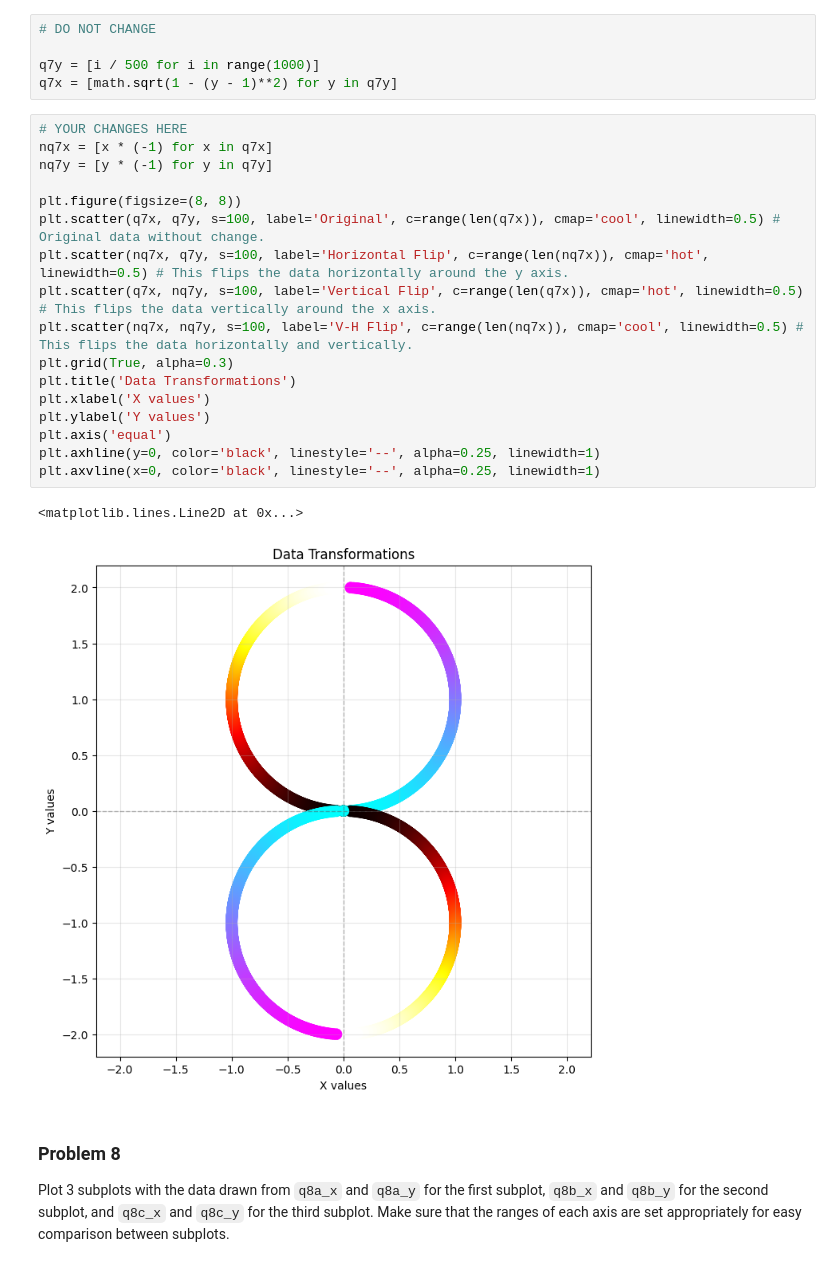
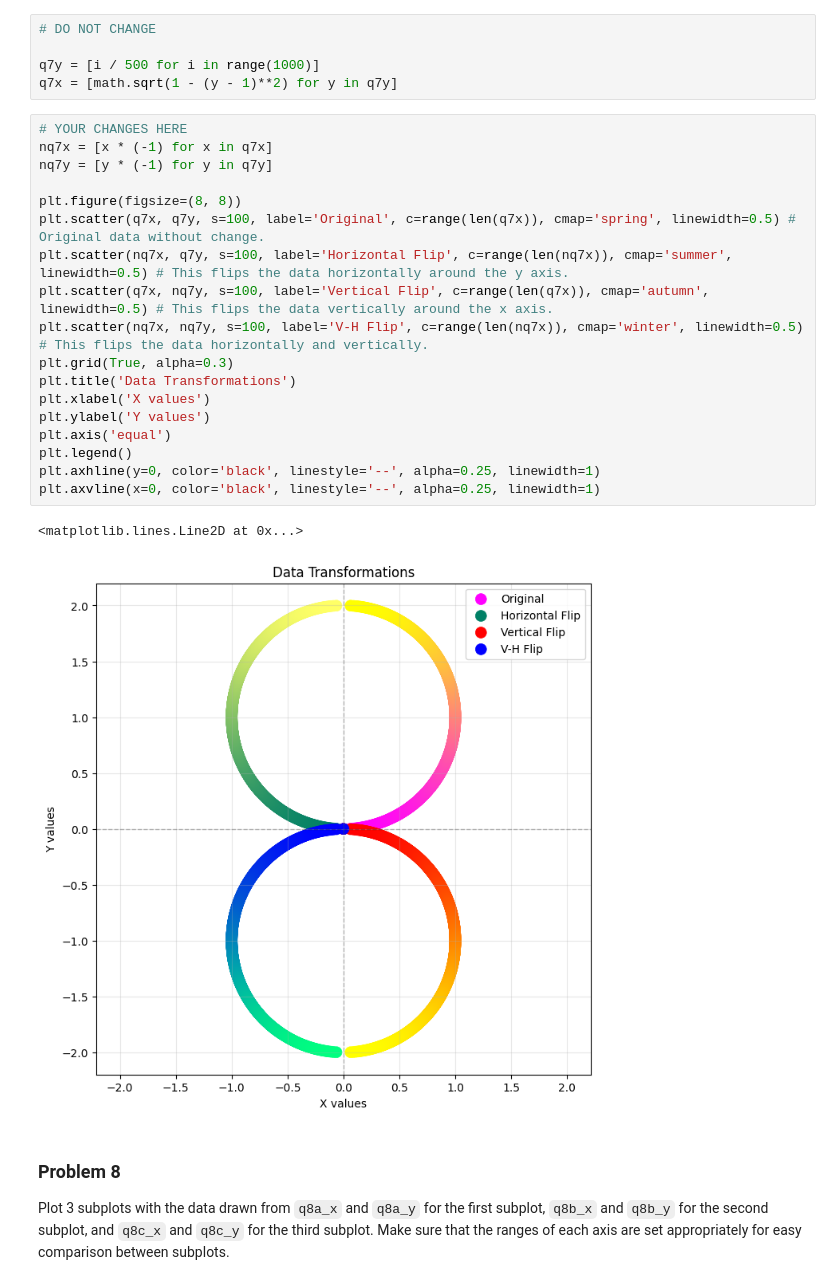
Before and after one commit to Quantum-Cosmic/dx602-homework-05, a Jupyter notebook: homework.ipynb, the cells around one changed output. Drawn from its saved outputs; the diff is of its cells as text.

```diff
--- a/homework.ipynb
+++ b/homework.ipynb
@@ -240,23 +245,24 @@ q7x = [math.sqrt(1 - (y - 1)**2) for y in q7y]
 # %%
 # YOUR CHANGES HERE
 nq7x = [x * (-1) for x in q7x]
 nq7y = [y * (-1) for y in q7y]
 
 plt.figure(figsize=(8, 8))
-plt.scatter(q7x, q7y, s=100, label='Original', c=range(len(q7x)), cmap='cool', linewidth=0.5) # Original data without change.
-plt.scatter(nq7x, q7y, s=100, label='Horizontal Flip', c=range(len(nq7x)), cmap='hot', linewidth=0.5) # This flips the data horizontally around the y axis.
-plt.scatter(q7x, nq7y, s=100, label='Vertical Flip', c=range(len(q7x)), cmap='hot', linewidth=0.5) # This flips the data vertically around the x axis.
-plt.scatter(nq7x, nq7y, s=100, label='V-H Flip', c=range(len(nq7x)), cmap='cool', linewidth=0.5) # This flips the data horizontally and vertically.
+plt.scatter(q7x, q7y, s=100, label='Original', c=range(len(q7x)), cmap='spring', linewidth=0.5) # Original data without change.
+plt.scatter(nq7x, q7y, s=100, label='Horizontal Flip', c=range(len(nq7x)), cmap='summer', linewidth=0.5) # This flips the data horizontally around the y axis.
+plt.scatter(q7x, nq7y, s=100, label='Vertical Flip', c=range(len(q7x)), cmap='autumn', linewidth=0.5) # This flips the data vertically around the x axis.
+plt.scatter(nq7x, nq7y, s=100, label='V-H Flip', c=range(len(nq7x)), cmap='winter', linewidth=0.5) # This flips the data horizontally and vertically.
 plt.grid(True, alpha=0.3)
 plt.title('Data Transformations')
 plt.xlabel('X values')
 plt.ylabel('Y values')
 plt.axis('equal')
+plt.legend()
 plt.axhline(y=0, color='black', linestyle='--', alpha=0.25, linewidth=1)
 plt.axvline(x=0, color='black', linestyle='--', alpha=0.25, linewidth=1)
 # %% [output]
 <matplotlib.lines.Line2D at 0x...>
-[figure, old version]
+[figure, new version]
 # %% [markdown]
 ### Problem 8
 
```
Also changed, not shown: parts of 20 cells of this notebook, 1 other file.
